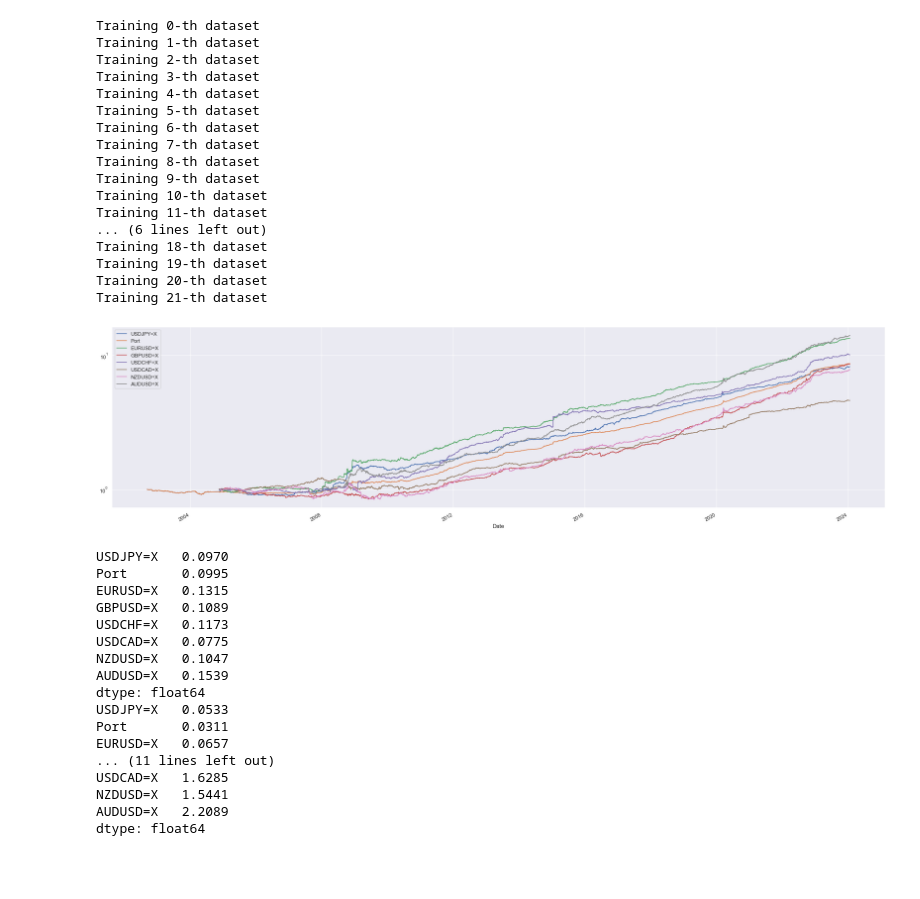
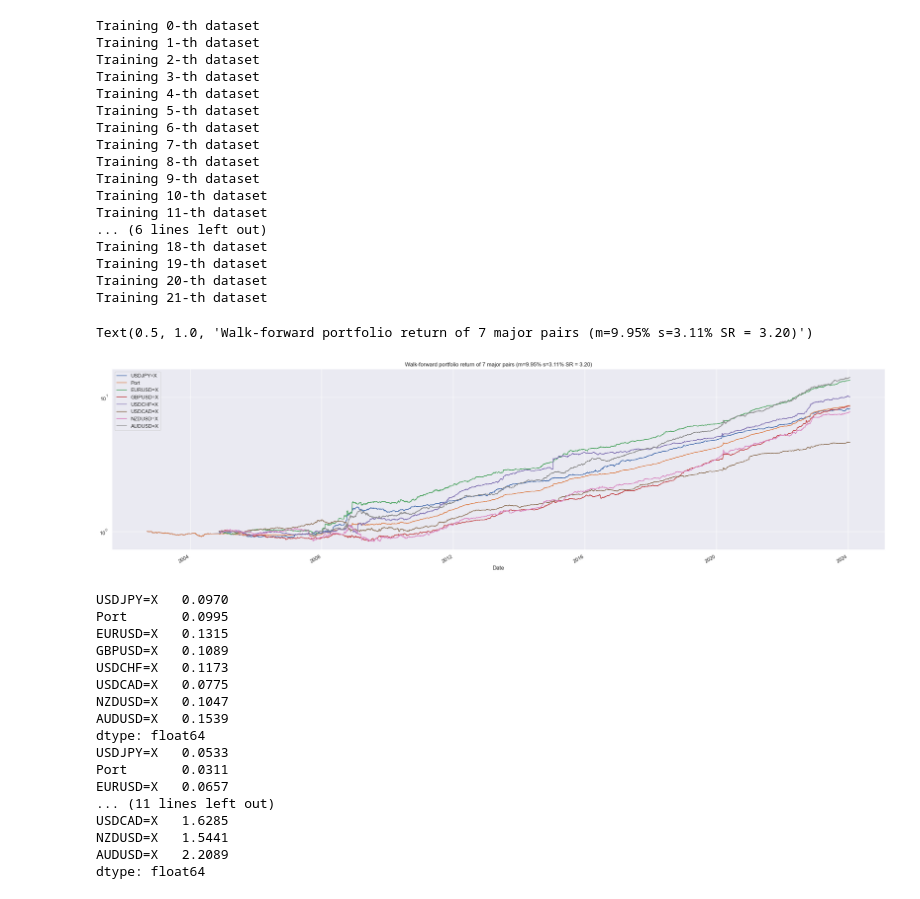
Before and after one commit to kcf1/Personal-Projects, a Jupyter notebook: Trading/FX Algo with ML/FX_Algo_with_ML.ipynb, the cells around one changed output. Drawn from its saved outputs; the diff is of its cells as text; code cells hidden in the pictures; blank space fills up the shorter version.

Commit message:
Tested walk-forwardly 2

```diff
--- a/Trading/FX Algo with ML/FX_Algo_with_ML.ipynb
+++ b/Trading/FX Algo with ML/FX_Algo_with_ML.ipynb
@@ -478,6 +478,15 @@ for i,(test_data,knns_list) in enumerate(zip(test_data_list,knns_list)):
             #df['Pos'] = np.around((df['Pred'].expanding().rank(pct=True)*2-1)*5)/5
             df['Pos'] = np.around(df['Pred']*5)/5
             df['Pnl'] = df['Pos'] * df['Ret']
+# %%
+test_return_list = list()
+for i,test_data in enumerate(test_data_list):
+    test_return = pd.DataFrame()
+    for symbol in symbols:
+        if len(test_data[symbol]) > 0:
+            test_return[symbol] = test_data[symbol]['Pnl']
+    test_return['Port'] = test_return.mean(axis=1)
+    test_return_list.append(test_return)
 # %%
 summary = pd.DataFrame()
 test_return_list = list()
@@ -485,16 +494,23 @@ for i,test_data in enumerate(test_data_list):
     test_return = pd.DataFrame()
     for symbol in symbols:
         if len(test_data[symbol]) > 0:
-            test_return[symbol] = test_data[symbol]['Pnl']
+            test_return[symbol] = test_data[symbol]['Pos']
     test_return['Port'] = test_return.mean(axis=1)
     test_return_list.append(test_return)
-# %%
-concat_test_return = pd.concat(test_return_list,axis=0)
-
-ax = np.exp(concat_test_return.cumsum()).plot()
-ax.set_yscale('log')
-# %% [output]
-[figure, removed]
+# %%
+concat_test_return = pd.concat(test_return_list,axis=0)
+
+ax = np.exp(concat_test_return.cumsum()).plot()
+ax.set_yscale('log')
+
+m = concat_test_return['Port'].mean()*252
+s = concat_test_return['Port'].std()*252**0.5
+SR = m/s
+
+ax.set_title(f'Walk-forward portfolio return of 7 major pairs (m={m*100:.2f}% s={s*100:.2f}% SR = {SR:.2f})')
+# %% [output]
+Text(0.5, 1.0, 'Walk-forward portfolio return of 7 major pairs (m=9.95% s=3.11% SR = 3.20)')
+[figure, added]
 # %%
 print(concat_test_return.mean()*252)
 print(concat_test_return.std()*np.sqrt(252))
```
Also changed, not shown: parts of 4 cells of this notebook, 5 other files.
